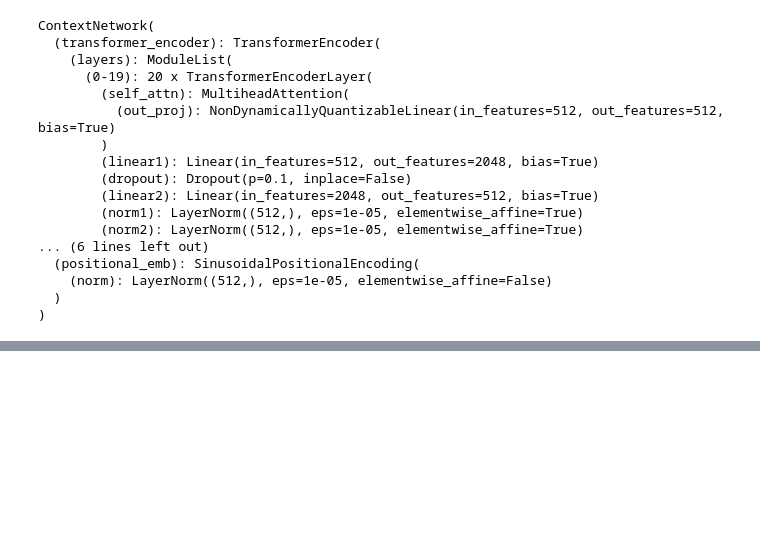
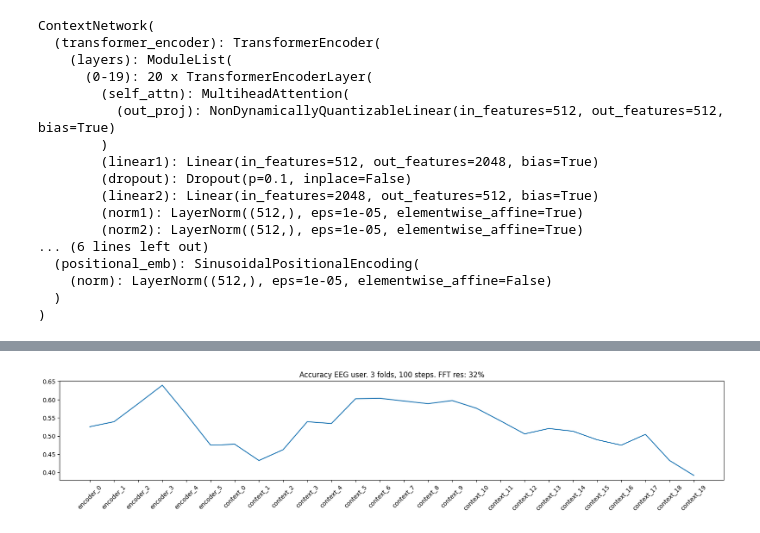
Before and after one commit to Skovorp/neural_foundation, a Jupyter notebook: src/jupyter/eval_med_layers.ipynb, the cells around one changed output, grey strips where cells are left out. Saved outputs shown, nothing was run; the diff lists cells and outputs as text; code cells hidden in the pictures; blank space fills up the shorter version.

```diff
--- a/src/jupyter/eval_med_layers.ipynb
+++ b/src/jupyter/eval_med_layers.ipynb
@@ -63,10 +63,10 @@ torch.Size([4, 4, 73728])
 # %%
-# device = torch.device('mps')
-# encoder = encoder.to(device)
-# context_network = context_network.to(device)
+device = torch.device('cuda')
+encoder = encoder.to(device)
+context_network = context_network.to(device)
 
 batch = next(iter(loader))
-# batch['data'] = batch['data'].to(device)
+batch['data'] = batch['data'].to(device)
 batch = encoder(batch)
 batch = context_network(batch)
 batch
@@ -90,0 +133,10 @@ batch
+# %%
+res = []
+names = []
+# %%
+for i in range(6):
+    t = evaluate_catboost_cv(encoder_fs[i], uids, num_steps=100)
+    n = f'encoder_{i}'
+    print(f"---{n}: {t * 100:.2f}%")
+    res.append(t)
+    names.append(n)
@@ -90,0 +165,7 @@ batch
+# %%
+for i in range(20):
+    t = evaluate_catboost_cv(trans_fs[i], uids, num_steps=100)
+    n = f'context_{i}'
+    print(f"---{n}: {t * 100:.2f}%")
+    res.append(t)
+    names.append(n)
@@ -90,0 +190,10 @@ batch
+# %%
+import matplotlib.pyplot as plt
+
+plt.rcParams["figure.figsize"] = (20, 3)
+plt.plot(names, res)
+plt.xticks(rotation=45)  # Rotate x-axis labels by 45 degrees
+plt.title("Accuracy EEG user. 3 folds, 100 steps. FFT res: 32%")
+plt.show()
+# %% [output]
+[figure, added]
```
Also changed, not shown: parts of 23 cells of this notebook, 1 other file.
